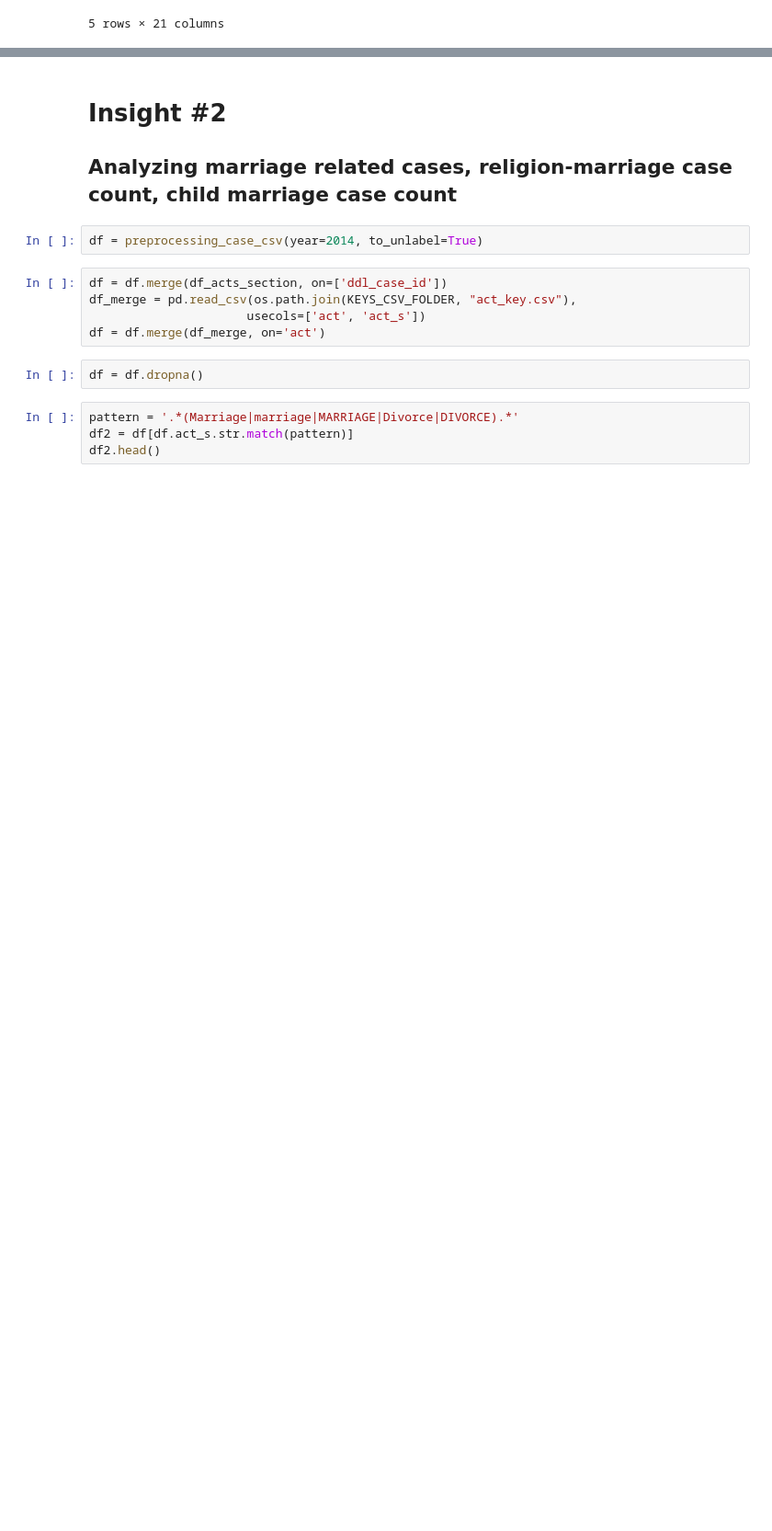
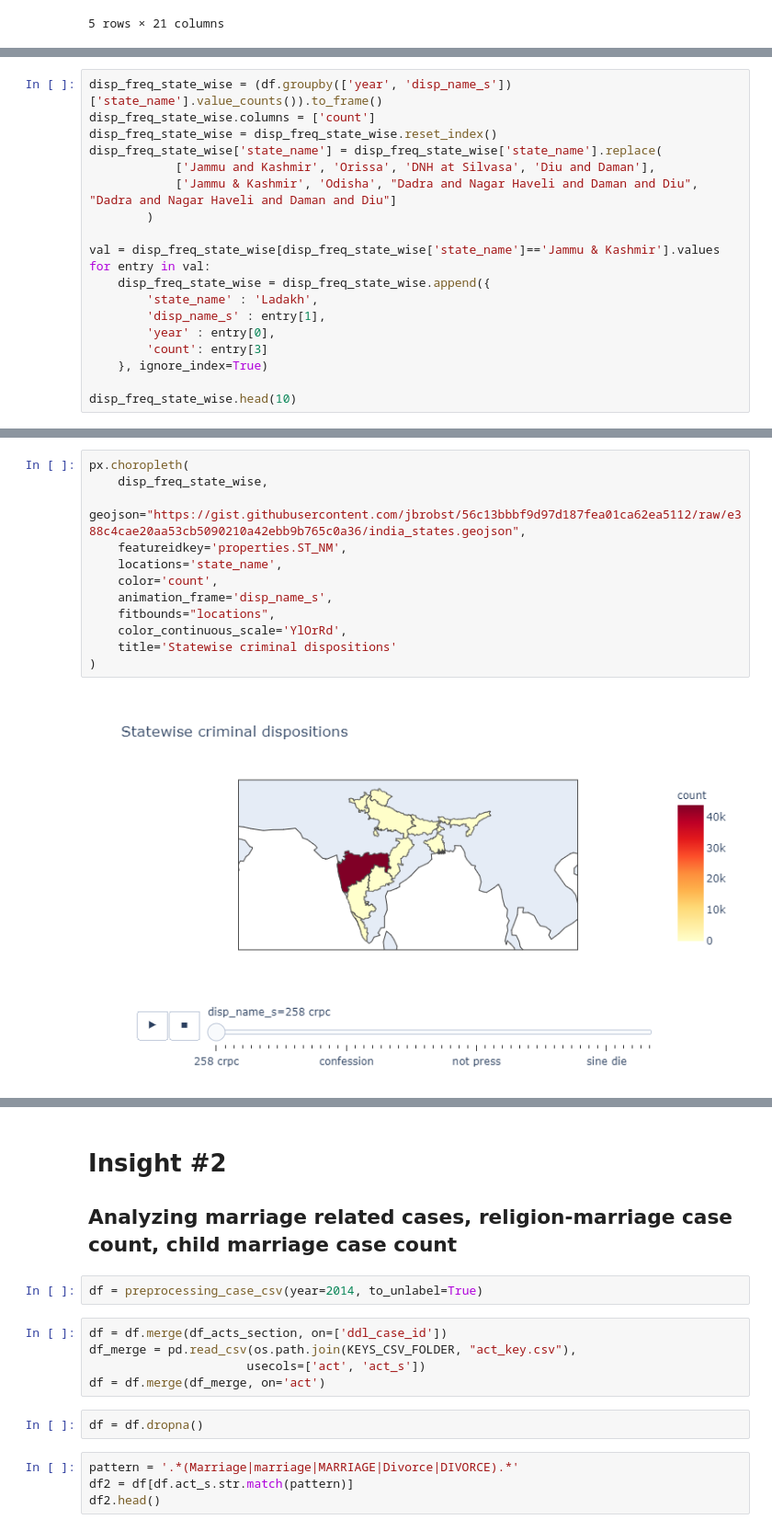
Before and after one commit to ujjwal-shekhar/Indian-Judicial-System-PreCog, a Jupyter notebook: data-visualizer-precog.ipynb, the cells around one changed output, grey strips where cells are left out. Shown at 92% size. Cells and saved outputs as stored; diff of their text form; blank space fills up the shorter version.

```diff
--- a/data-visualizer-precog.ipynb
+++ b/data-visualizer-precog.ipynb
@@ -1000,0 +1000,19 @@ Name: state_name, dtype: int64
+# %%
+disp_freq_state_wise = (df.groupby(['year', 'disp_name_s'])['state_name'].value_counts()).to_frame()
+disp_freq_state_wise.columns = ['count']
+disp_freq_state_wise = disp_freq_state_wise.reset_index()
+disp_freq_state_wise['state_name'] = disp_freq_state_wise['state_name'].replace(
+            ['Jammu and Kashmir', 'Orissa', 'DNH at Silvasa', 'Diu and Daman'],
+            ['Jammu & Kashmir', 'Odisha', "Dadra and Nagar Haveli and Daman and Diu", "Dadra and Nagar Haveli and Daman and Diu"]
+        )
+
+val = disp_freq_state_wise[disp_freq_state_wise['state_name']=='Jammu & Kashmir'].values
+for entry in val:
+    disp_freq_state_wise = disp_freq_state_wise.append({
+        'state_name' : 'Ladakh',
+        'disp_name_s' : entry[1],
+        'year' : entry[0],
+        'count': entry[3]
+    }, ignore_index=True)
+
+disp_freq_state_wise.head(10)
@@ -1000,0 +1031,14 @@ Name: state_name, dtype: int64
+# %%
+px.choropleth(
+    disp_freq_state_wise,
+    geojson="https://gist.githubusercontent.com/jbrobst/56c13bbbf9d97d187fea01ca62ea5112/raw/e388c4cae20aa53cb5090210a42ebb9b765c0a36/india_states.geojson",
+    featureidkey='properties.ST_NM',
+    locations='state_name',
+    color='count',
+    animation_frame='disp_name_s',
+    fitbounds="locations",
+    color_continuous_scale='YlOrRd',
+    title='Statewise criminal dispositions'
+)
+# %% [output]
+[figure, added]
```
Also changed, not shown: parts of 11 cells of this notebook.
